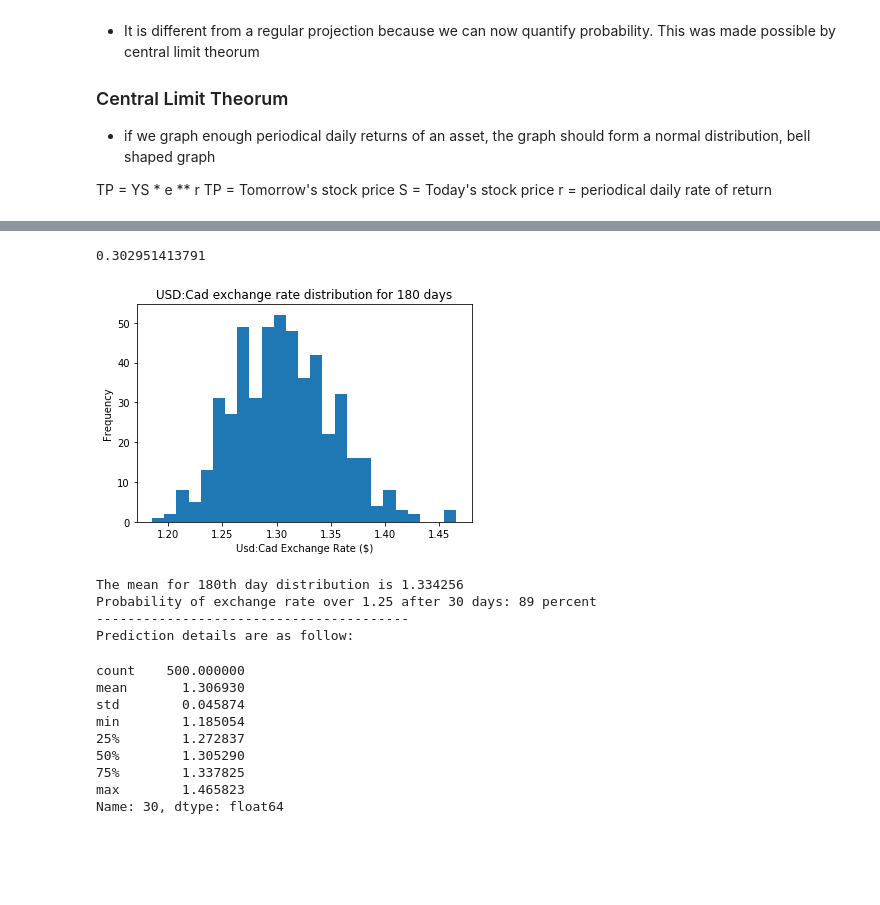
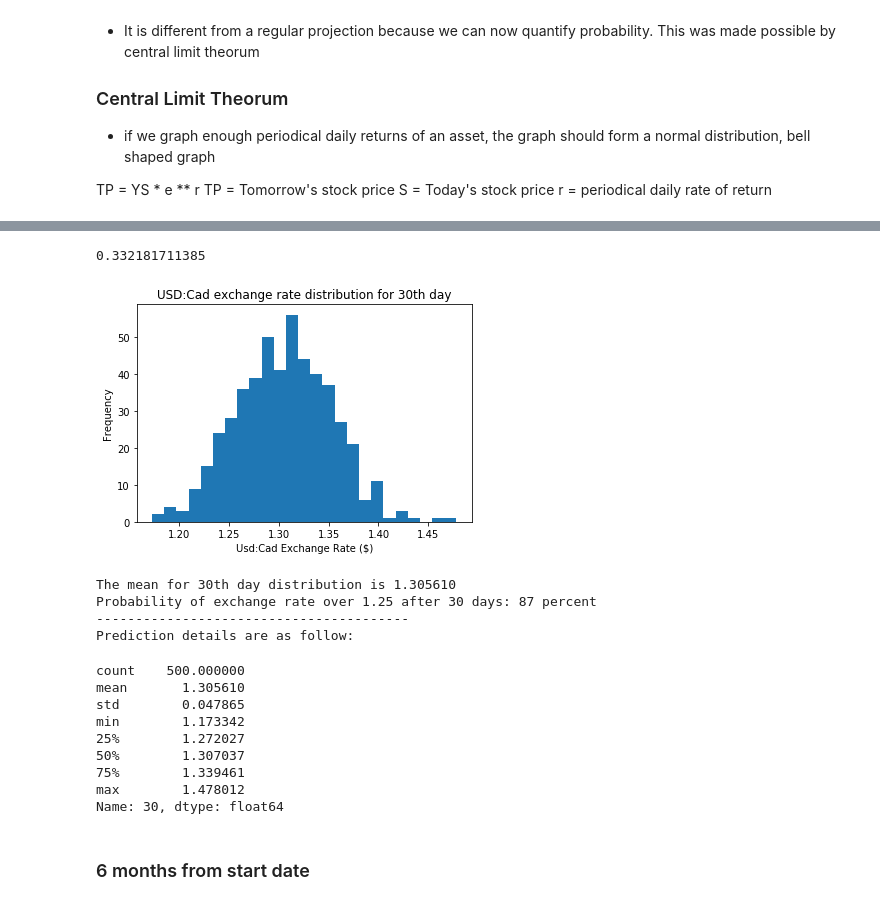
Before and after one commit to josiechoi/MonteCarloMod, a Jupyter notebook: CAD USD Exchange Rate Prediction-10 years.ipynb, the cells around one changed output, grey strips where cells are left out. Cells and saved outputs as stored; diff of their text form; code cells hidden in the pictures; blank space fills up the shorter version.

```diff
--- a/CAD USD Exchange Rate Prediction-10 years.ipynb
+++ b/CAD USD Exchange Rate Prediction-10 years.ipynb
@@ -383,44 +377,46 @@ Name: 90, dtype: float64
 # %%
-pred180=prediction.iloc[30,:]
+pred30=prediction.iloc[30,:]
 
-mean180=pred.mean()
+mean30=pred30.mean()
 
 pred2=prediction.iloc[30,:]>1.25
 std1=pred2.std()
 print(std1)
 
-plt.hist(pred180,bins=25)
+plt.hist(pred30,bins=25)
 plt.ylabel("Frequency")
 plt.xlabel("Usd:Cad Exchange Rate ($)")
-plt.title("USD:Cad exchange rate distribution for 180 days");
+plt.title("USD:Cad exchange rate distribution for 30th day");
 plt.show()
 
 
 prob=pred2.sum()/500 *100
 
-print("The mean for 180th day distribution is %f" %(mean180))
+print("The mean for 30th day distribution is %f" %(mean30))
 
 print( "Probability of exchange rate over 1.25 after 30 days: %d percent" %(prob))
 
 print("-"*40)
 
 print("Prediction details are as follow:")
 prediction.iloc[30,:].describe()
 # %% [output]
-0.302951413791
+0.332181711385
-[figure, old version]
+[figure, new version]
-The mean for 180th day distribution is 1.334256
-Probability of exchange rate over 1.25 after 30 days: 89 percent
+The mean for 30th day distribution is 1.305610
+Probability of exchange rate over 1.25 after 30 days: 87 percent
 ----------------------------------------
 Prediction details are as follow:
 count    500.000000
-mean       1.306930
-std        0.045874
-min        1.185054
-25%        1.272837
-50%        1.305290
-75%        1.337825
-max        1.465823
+mean       1.305610
+std        0.047865
+min        1.173342
+25%        1.272027
+50%        1.307037
+75%        1.339461
+max        1.478012
 Name: 30, dtype: float64
+# %% [markdown]
+### 6 months from start date
 # %%
 pred180=prediction.iloc[180,:]
```
Also changed, not shown: parts of 14 cells of this notebook.
